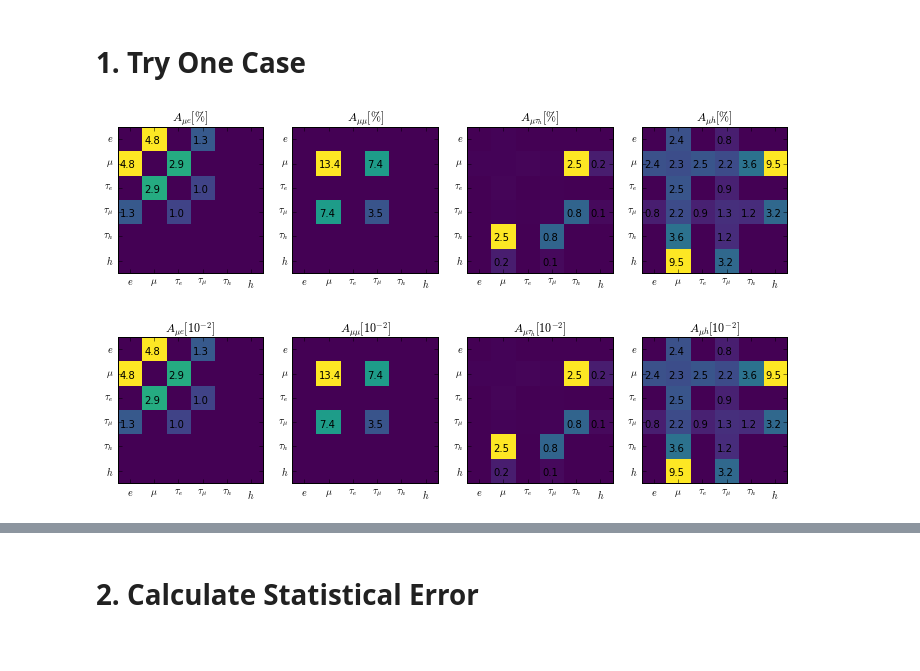
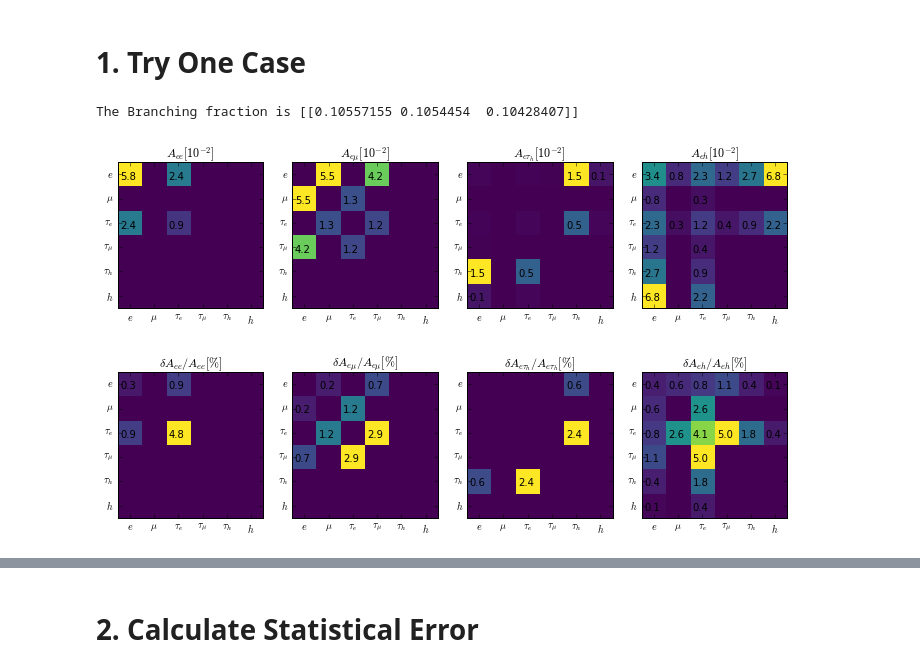
Before and after one commit to ZihengChen/WBranchingFaction, a Jupyter notebook: notebooks/ju_bfsolver3D.ipynb, the cells around one changed output, grey strips where cells are left out. Saved outputs shown, nothing was run; the diff lists cells and outputs as text; code cells hidden in the pictures.

```diff
--- a/notebooks/ju_bfsolver3D.ipynb
+++ b/notebooks/ju_bfsolver3D.ipynb
@@ -14,13 +14,20 @@ er = BFCalc3D_Error()
 # 1. Try One Case
 # %%
 # defining bfCalc
-trigger,tag = "mu","1b"
+trigger,tag = "e","1b"
 a,aVar         = tb.GetAcc  (trigger,tag)
 ndata,ndataVar = tb.GetNData(trigger,tag)
 nmcbg,nmcbgVar = tb.GetNMcbg(trigger,tag)
 nfake,nfakeVar = tb.GetNFake(trigger,tag)
 
 tb.Plot_Imshow4Matrix(a,trigger)
-plt.savefig("../plot/acceptance/{}{}.png".format(trigger,tag),dpi=300)
+aVar[a<0.001]=np.zeros_like(a)[a<0.001]
+tb.Plot_Imshow4Matrix(aVar**0.5/(a+1e-12),trigger,showError=True)
+
+bf = BFCalc3D_ThreeSelectorRatios(a)
+bw = bf.SolveQuadEqn(bf.SetMeasuredX(nData=ndata, nMcbg=nmcbg+nfake))
+print( "The Branching fraction is [{}]".format(bw))
 # %% [output]
+The Branching fraction is [[0.10557155 0.1054454  0.10428407]]
-[figure, old version]
+[figure, new version]
+[figure, added]
@@ -30,4 +33,0 @@ a,aVar  = tb.GetAcc  (trigger,tag)
-# %%
-tb.Plot_Imshow4Matrix(a,trigger)
-# %% [output]
-[figure, removed]
```
Also changed, not shown: parts of 12 cells of this notebook, 9 other files.
